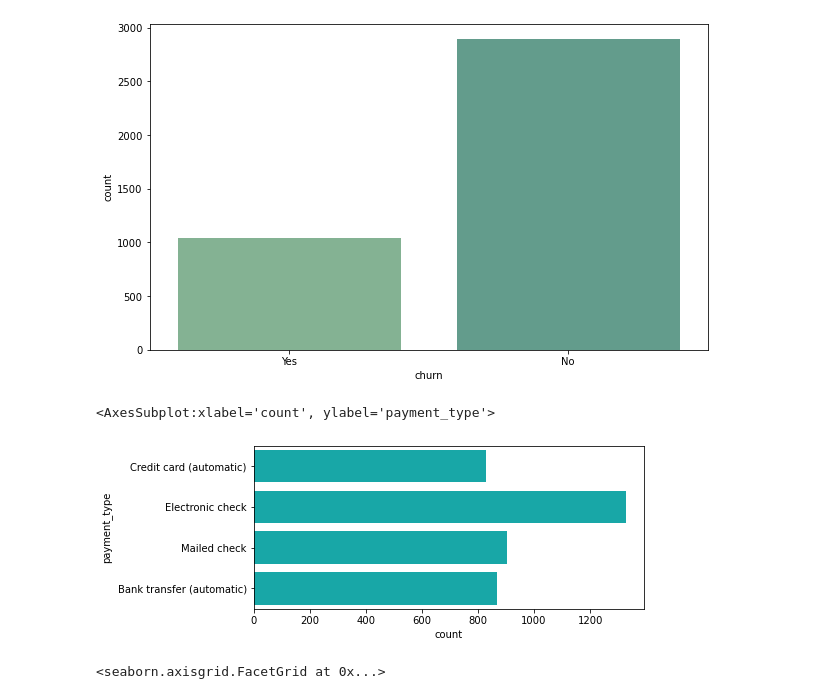
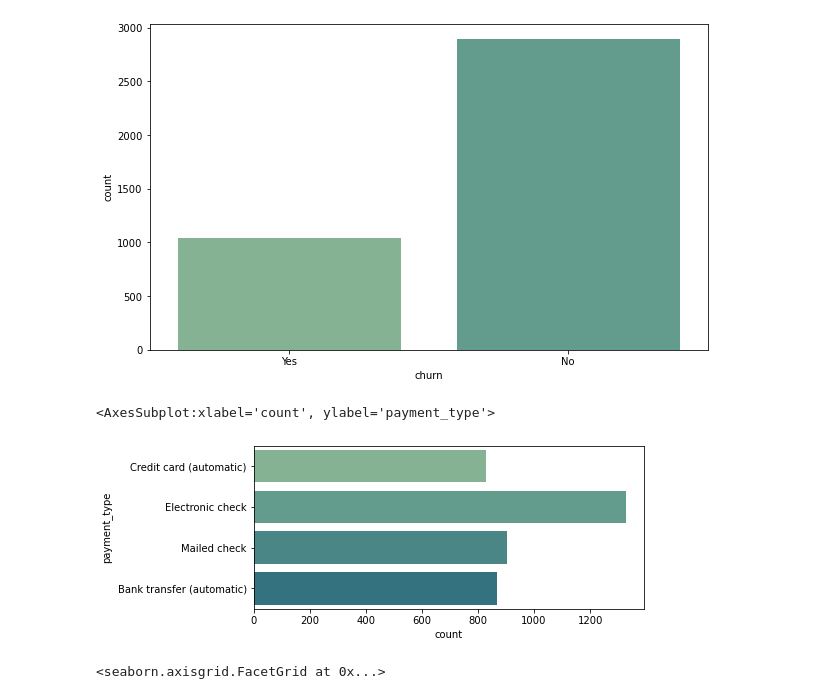
Before and after one commit to veronica-f-reyes/telco_classification_project, a Jupyter notebook: Final Telco Churn Project Notebook.ipynb, the cells around one changed output. Saved outputs shown, nothing was run; the diff lists cells and outputs as text; code cells hidden in the pictures.

```diff
--- a/Final Telco Churn Project Notebook.ipynb
+++ b/Final Telco Churn Project Notebook.ipynb
@@ -983,10 +985,10 @@ plt.show()
 [figure]
 # %%
 f, ax = plt.subplots(figsize=(7, 3))
-sns.countplot(y="payment_type", data=train, color="c")
+sns.countplot(y="payment_type", data=train)
 # %% [output]
 <AxesSubplot:xlabel='count', ylabel='payment_type'>
-[figure, old version]
+[figure, new version]
 # %%
 sns.catplot(x="payment_type", y="tenure", hue="churn", aspect=2,
             kind="swarm", data=train, palette = 'magma')
```
Also changed, not shown: parts of 75 cells of this notebook, 1 other file.
